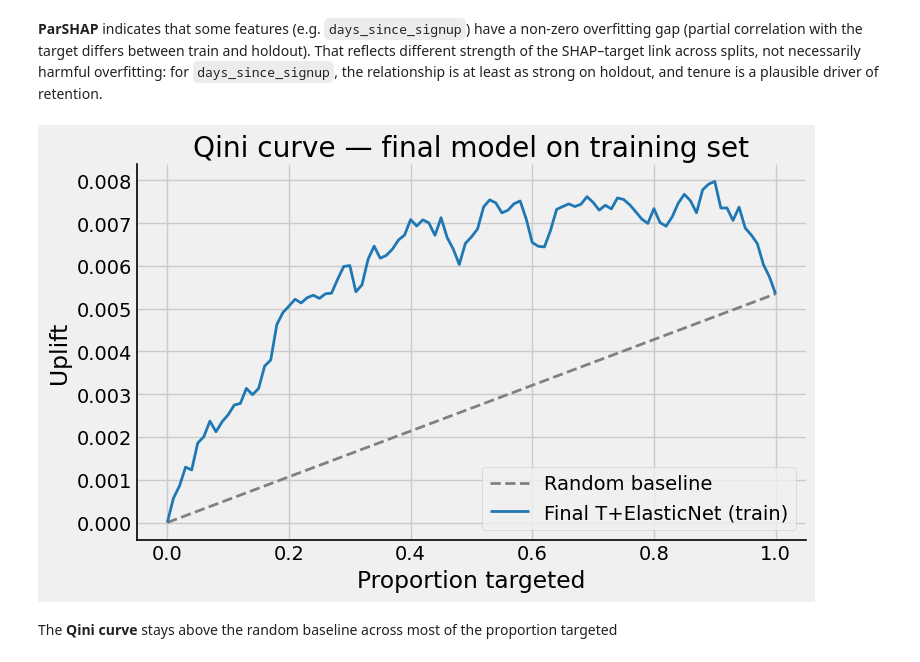
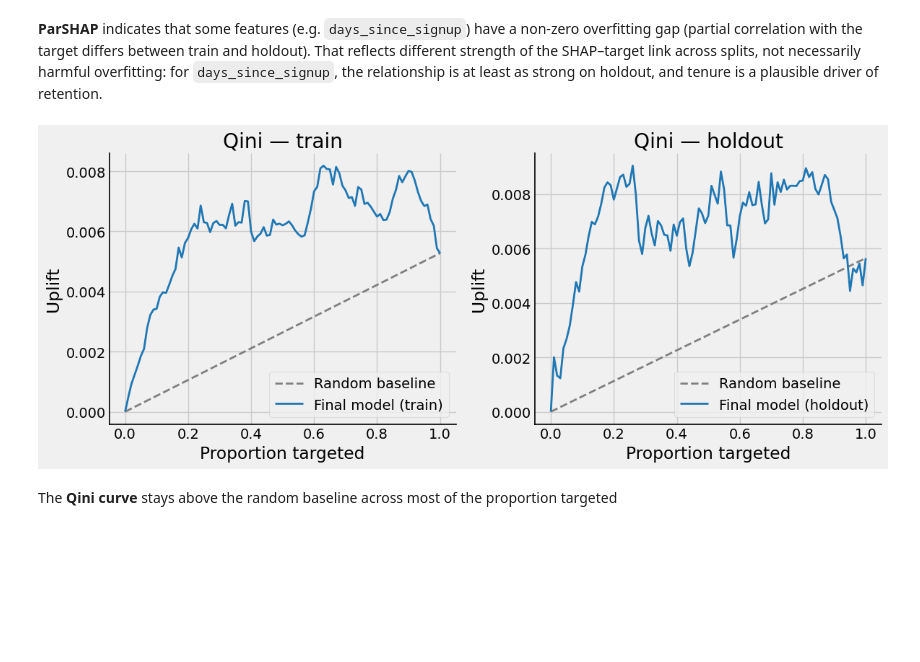
Before and after one commit to Noa-Gilad/Uplift-Modeling-Churn-Prevention, a Jupyter notebook: src/uplift_churn_prediction.ipynb, the cells around one changed output. Cells and saved outputs as stored; diff of their text form; code cells hidden in the pictures; blank space fills up the shorter version.

```diff
--- a/src/uplift_churn_prediction.ipynb
+++ b/src/uplift_churn_prediction.ipynb
@@ -368,22 +368,40 @@ plot_parshap_overfitting(
 [figure]
 # %% [markdown]
  **ParSHAP** indicates that some features (e.g. `days_since_signup`) have a non-zero overfitting gap (partial correlation with the target differs between train and holdout). That reflects different strength of the SHAP–target link across splits, not necessarily harmful overfitting: for `days_since_signup`, the relationship is at least as strong on holdout, and tenure is a plausible driver of retention.
-# %%
-# ── Qini Curve (train) ───────────────────────────────────────────────
-# get_qini_curve_single expects retention labels and retention CATE
-y_ret = 1 - np.asarray(y).ravel()
-train_uplift_scores = -train_cate
-train_qini_frac, train_qini_vals = get_qini_curve_single(
-    y_ret, treatment, train_uplift_scores
-)
-plot_qini_curves_comparison(
-    {f"Final {TUNING_META}+{TUNING_BASE} (train)": (train_qini_frac, train_qini_vals)},
-    legend_outside=False,
-)
-plt.gca().set_title("Qini curve — final model on training set")
-plt.show()
-# %% [output]
-[figure, removed]
+# %%
+# ── Qini curve: train (80%) vs holdout (20%) side by side ─────────────────
+# Use th_data so left = 80% train partition, right = 20% holdout (same split).
+# get_qini_curve_single expects retention (1-y) and retention uplift (-CATE).
+y_tr, t_tr = th_data["y_tr"], th_data["treatment_tr"]
+uplift_tr = th_data["uplift_scores_tr"]
+y_ret_tr = 1 - np.asarray(y_tr).ravel()
+train_qini_frac, train_qini_vals = get_qini_curve_single(y_ret_tr, t_tr, uplift_tr)
+rng = np.random.default_rng(RANDOM_STATE)
+train_rand = rng.permutation(np.arange(len(y_ret_tr), dtype=float))
+_, train_rand_vals = get_qini_curve_single(y_ret_tr, t_tr, train_rand)
+
+y_ho, t_ho = th_data["y_ho"], th_data["treatment_ho"]
+uplift_ho = th_data["uplift_scores_ho"]
+y_ret_ho = 1 - np.asarray(y_ho).ravel()
+ho_frac, ho_vals = get_qini_curve_single(y_ret_ho, t_ho, uplift_ho)
+ho_rand = rng.permutation(np.arange(len(y_ret_ho), dtype=float))
+_, ho_rand_vals = get_qini_curve_single(y_ret_ho, t_ho, ho_rand)
+
+fig, (ax1, ax2) = plt.subplots(1, 2, figsize=(12, 5))
+plot_qini_curves_comparison(
+    {"Final model (train)": (train_qini_frac, train_qini_vals), "Random baseline": (train_qini_frac, train_rand_vals)},
+    ax=ax1, legend_outside=False,
+)
+ax1.set_title("Qini — train")
+plot_qini_curves_comparison(
+    {"Final model (holdout)": (ho_frac, ho_vals), "Random baseline": (ho_frac, ho_rand_vals)},
+    ax=ax2, legend_outside=False,
+)
+ax2.set_title("Qini — holdout")
+plt.tight_layout()
+plt.show()
+# %% [output]
+[figure, added]
 # %% [markdown]
 The **Qini curve** stays above the random baseline across most of the proportion targeted
 # %%
```
Also changed, not shown: parts of 4 cells of this notebook.
